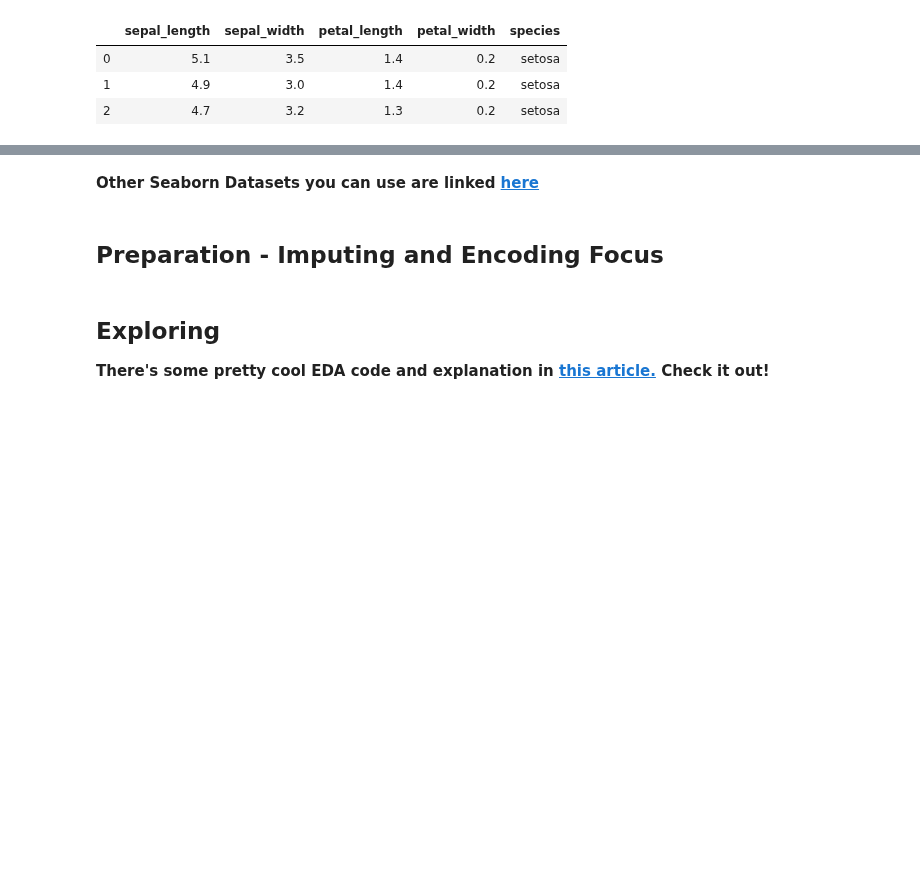
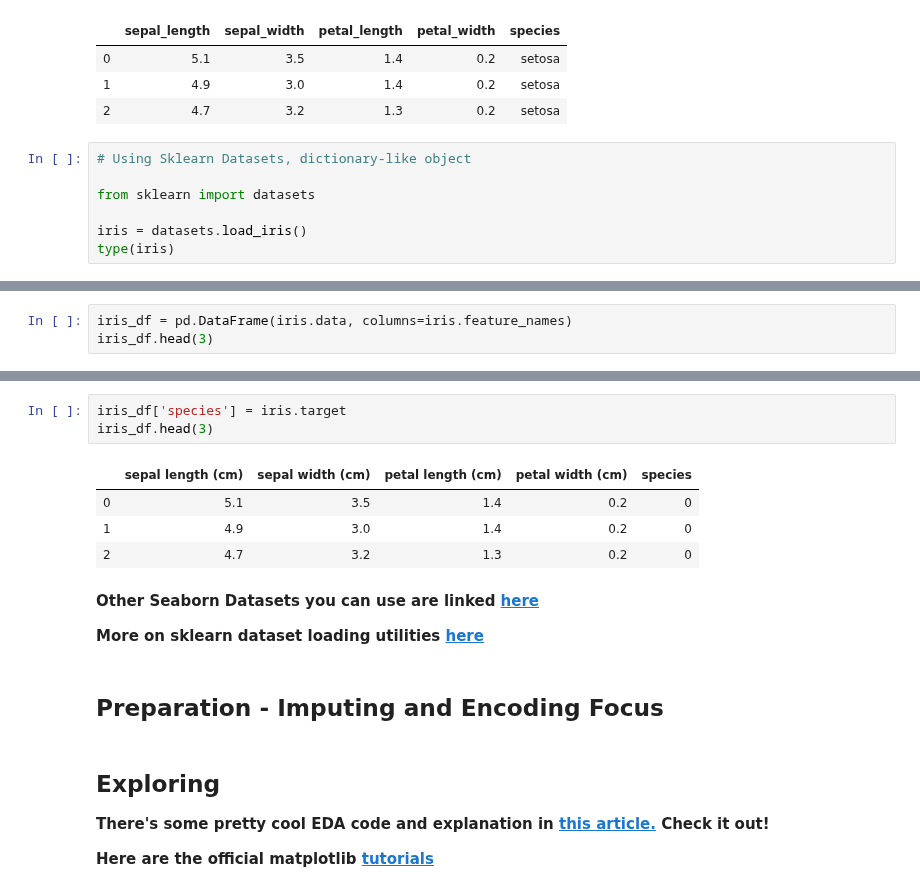
Before and after one commit to faithkane3/ds-methodologies-exercises, a Jupyter notebook: classification/classification_review.ipynb, the cells around one changed output, grey strips where cells are left out. Saved outputs shown, nothing was run; the diff lists cells and outputs as text; blank space fills up the shorter version.

```diff
--- a/classification/classification_review.ipynb
+++ b/classification/classification_review.ipynb
@@ -179,3 +181,10 @@ iris.head(3)
 | 0 | 5.1 | 3.5 | 1.4 | 0.2 | setosa |
 | 1 | 4.9 | 3.0 | 1.4 | 0.2 | setosa |
 | 2 | 4.7 | 3.2 | 1.3 | 0.2 | setosa |
+# %%
+# Using Sklearn Datasets, dictionary-like object
+
+from sklearn import datasets
+
+iris = datasets.load_iris()
+type(iris)
@@ -181,0 +197,3 @@ iris.head(3)
+# %%
+iris_df = pd.DataFrame(iris.data, columns=iris.feature_names)
+iris_df.head(3)
@@ -182,8 +212,20 @@ iris.head(3)
+# %%
+iris_df['species'] = iris.target
+iris_df.head(3)
+# %% [output]
+|  | sepal length (cm) | sepal width (cm) | petal length (cm) | petal width (cm) | species |
+| 0 | 5.1 | 3.5 | 1.4 | 0.2 | 0 |
+| 1 | 4.9 | 3.0 | 1.4 | 0.2 | 0 |
+| 2 | 4.7 | 3.2 | 1.3 | 0.2 | 0 |
 # %% [markdown]
 **Other Seaborn Datasets you can use are linked [here](https://github.com/mwaskom/seaborn-data)**
+
+**More on sklearn dataset loading utilities [here](https://scikit-learn.org/stable/datasets/index.html)**
 # %% [markdown]
 ## Preparation - Imputing and Encoding Focus
 # %% [markdown]
 ## Exploring
 
 **There's some pretty cool EDA code and explanation in [this article.](https://towardsdatascience.com/exploratory-data-analysis-for-linear-regression-classification-8a27da23debc) Check it out!**
+
+**Here are the official matplotlib [tutorials](https://matplotlib.org/3.1.1/tutorials/index.html#introductory)**
```
Also changed, not shown: parts of 10 cells of this notebook, 2 other files.
